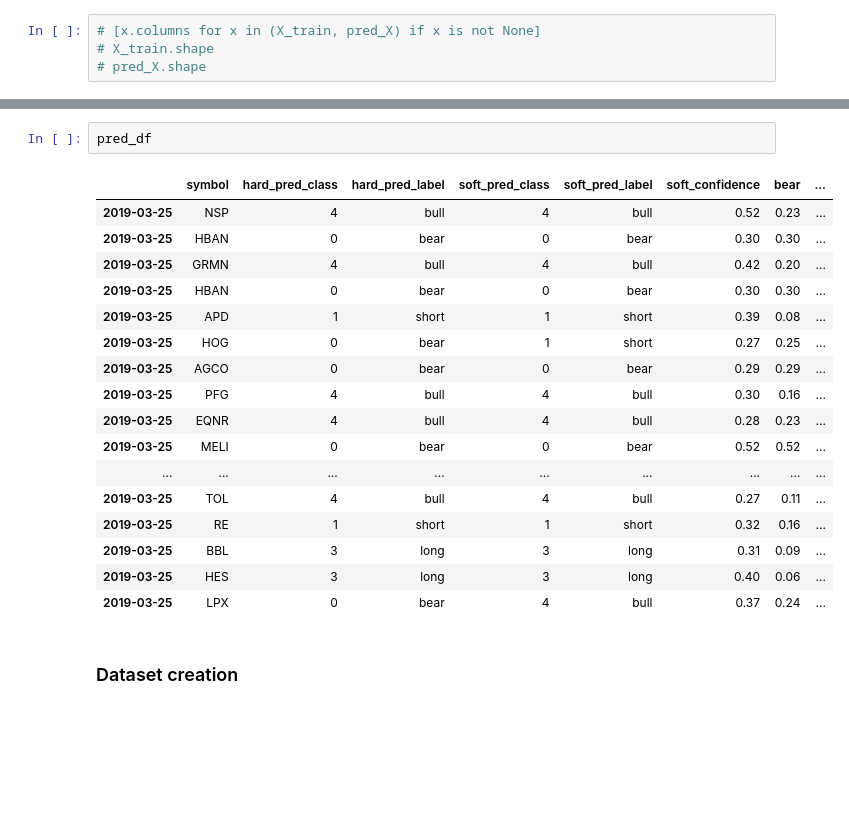
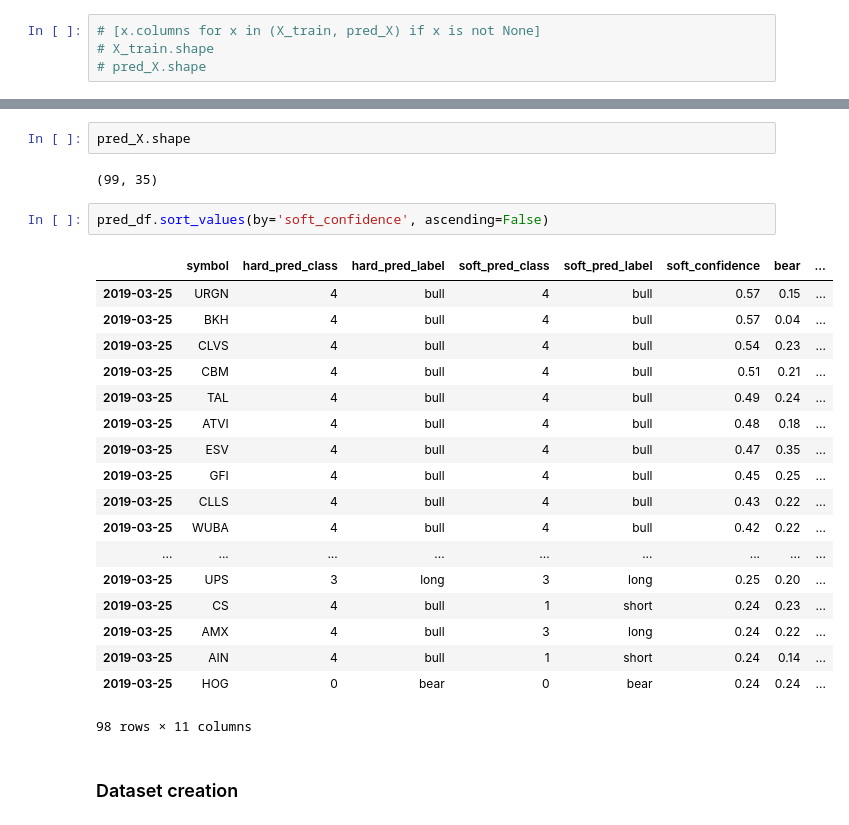
Before and after one commit to webclinic017/inception, a Jupyter notebook: notebooks/ds_co_price_mom_ML.ipynb, the cells around one changed output, grey strips where cells are left out. Drawn from its saved outputs; the diff is of its cells as text; blank space fills up the shorter version.

```diff
--- a/notebooks/ds_co_price_mom_ML.ipynb
+++ b/notebooks/ds_co_price_mom_ML.ipynb
@@ -410,23 +414,28 @@ Wall time: 12.8 s
-# %%
-pred_df
-# %% [output]
-|  | symbol | hard_pred_class | hard_pred_label | soft_pred_class | soft_pred_label | soft_confidence | bear | ... |
-| 2019-03-25 | NSP | 4 | bull | 4 | bull | 0.52 | 0.23 | ... |
-| 2019-03-25 | HBAN | 0 | bear | 0 | bear | 0.30 | 0.30 | ... |
-| 2019-03-25 | GRMN | 4 | bull | 4 | bull | 0.42 | 0.20 | ... |
-| 2019-03-25 | HBAN | 0 | bear | 0 | bear | 0.30 | 0.30 | ... |
-| 2019-03-25 | APD | 1 | short | 1 | short | 0.39 | 0.08 | ... |
-| 2019-03-25 | HOG | 0 | bear | 1 | short | 0.27 | 0.25 | ... |
-| 2019-03-25 | AGCO | 0 | bear | 0 | bear | 0.29 | 0.29 | ... |
-| 2019-03-25 | PFG | 4 | bull | 4 | bull | 0.30 | 0.16 | ... |
-| 2019-03-25 | EQNR | 4 | bull | 4 | bull | 0.28 | 0.23 | ... |
-| 2019-03-25 | MELI | 0 | bear | 0 | bear | 0.52 | 0.52 | ... |
-| ... | ... | ... | ... | ... | ... | ... | ... | ... |
-| 2019-03-25 | TOL | 4 | bull | 4 | bull | 0.27 | 0.11 | ... |
-| 2019-03-25 | RE | 1 | short | 1 | short | 0.32 | 0.16 | ... |
-| 2019-03-25 | BBL | 3 | long | 3 | long | 0.31 | 0.09 | ... |
-| 2019-03-25 | HES | 3 | long | 3 | long | 0.40 | 0.06 | ... |
-| 2019-03-25 | LPX | 0 | bear | 4 | bull | 0.37 | 0.24 | ... |
+# %%
+pred_X.shape
+# %% [output]
+(99, 35)
+# %%
+pred_df.sort_values(by='soft_confidence', ascending=False)
+# %% [output]
+|  | symbol | hard_pred_class | hard_pred_label | soft_pred_class | soft_pred_label | soft_confidence | bear | ... |
+| 2019-03-25 | URGN | 4 | bull | 4 | bull | 0.57 | 0.15 | ... |
+| 2019-03-25 | BKH | 4 | bull | 4 | bull | 0.57 | 0.04 | ... |
+| 2019-03-25 | CLVS | 4 | bull | 4 | bull | 0.54 | 0.23 | ... |
+| 2019-03-25 | CBM | 4 | bull | 4 | bull | 0.51 | 0.21 | ... |
+| 2019-03-25 | TAL | 4 | bull | 4 | bull | 0.49 | 0.24 | ... |
+| 2019-03-25 | ATVI | 4 | bull | 4 | bull | 0.48 | 0.18 | ... |
+| 2019-03-25 | ESV | 4 | bull | 4 | bull | 0.47 | 0.35 | ... |
+| 2019-03-25 | GFI | 4 | bull | 4 | bull | 0.45 | 0.25 | ... |
+| 2019-03-25 | CLLS | 4 | bull | 4 | bull | 0.43 | 0.22 | ... |
+| 2019-03-25 | WUBA | 4 | bull | 4 | bull | 0.42 | 0.22 | ... |
+| ... | ... | ... | ... | ... | ... | ... | ... | ... |
+| 2019-03-25 | UPS | 3 | long | 3 | long | 0.25 | 0.20 | ... |
+| 2019-03-25 | CS | 4 | bull | 1 | short | 0.24 | 0.23 | ... |
+| 2019-03-25 | AMX | 4 | bull | 3 | long | 0.24 | 0.22 | ... |
+| 2019-03-25 | AIN | 4 | bull | 1 | short | 0.24 | 0.14 | ... |
+| 2019-03-25 | HOG | 0 | bear | 0 | bear | 0.24 | 0.24 | ... |
+98 rows × 11 columns
 # %% [markdown]
 ### Dataset creation
 # %%
```
Also changed, not shown: parts of 11 cells of this notebook.
